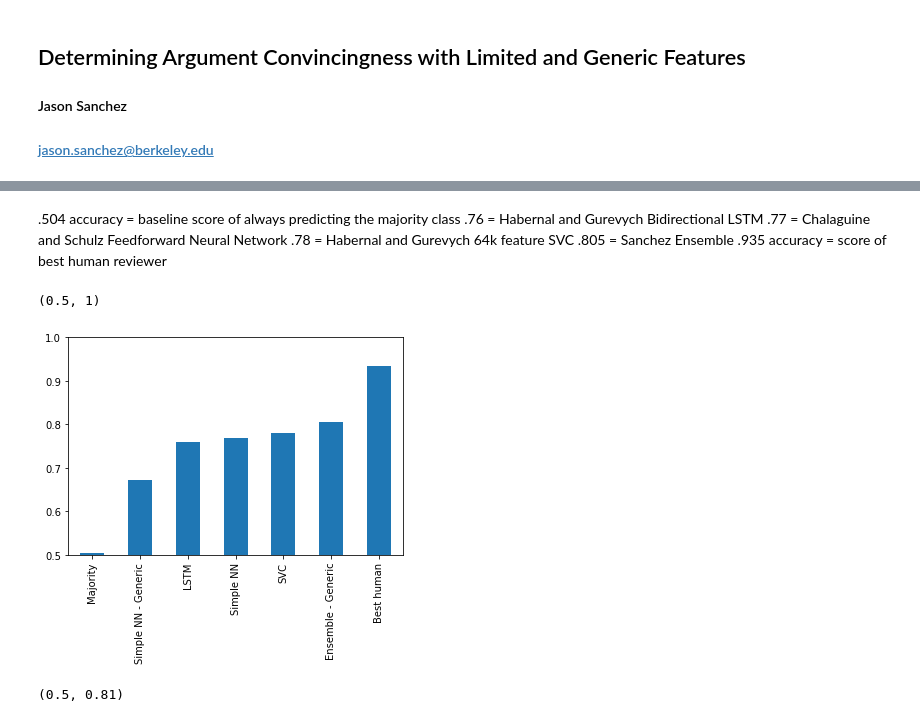
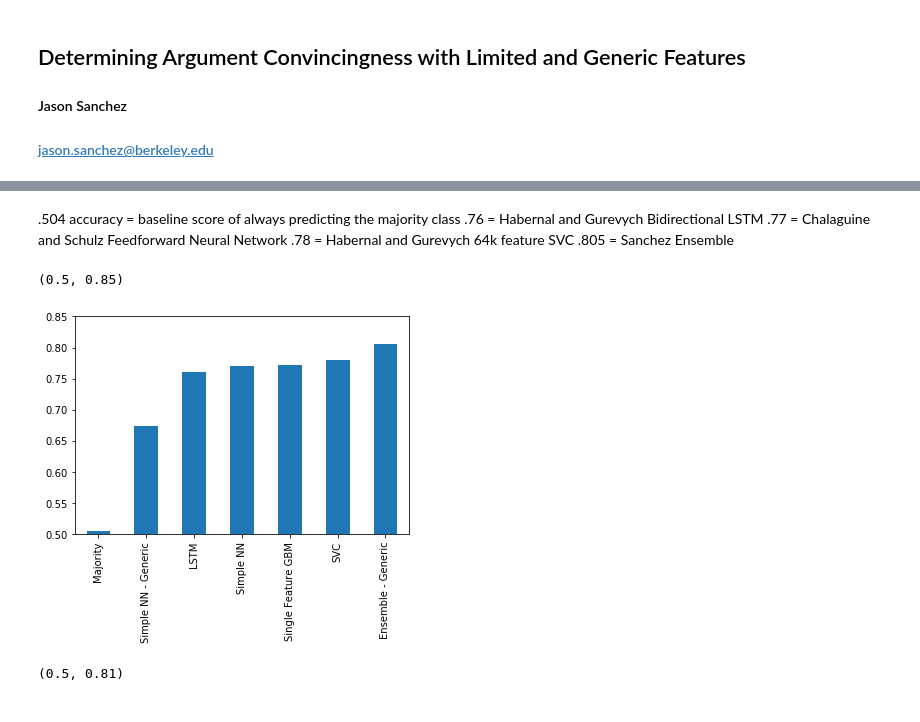
Before and after one commit to JasonSanchez/debate_comparison, a Jupyter notebook: Debate classification.ipynb, the cells around one changed output, grey strips where cells are left out. Cells and saved outputs as stored; diff of their text form; code cells hidden in the pictures.

Commit message:
Add single feature model and analysis of errors

```diff
--- a/Debate classification.ipynb
+++ b/Debate classification.ipynb
@@ -92,14 +92,13 @@ Most of the lift from the model comes from the features. We see that several bas
 .77 = Chalaguine and Schulz Feedforward Neural Network
 .78 = Habernal and Gurevych 64k feature SVC
 .805 = Sanchez Ensemble
-.935 accuracy = score of best human reviewer
 # %%
-benchmarks = pd.Series([.504, .6734, .76, .77, .78, .805, .935], index=["Majority", "Simple NN - Generic", "LSTM", "Simple NN", "SVC", "Ensemble - Generic", "Best human"])
+benchmarks = pd.Series([.504, .6734, .76, .77, .7725, .78, .805], index=["Majority", "Simple NN - Generic", "LSTM", "Simple NN", "Single Feature GBM", "SVC", "Ensemble - Generic"])
 benchmarks.plot(kind="bar")
-plt.ylim(.5, 1)
+plt.ylim(.5, .85)
 # %% [output]
-(0.5, 1)
+(0.5, 0.85)
-[figure, old version]
+[figure, new version]
 # %%
 benchmarks = pd.Series([.504, .76, .77, .78, .804], index=["Majority", "LSTM", "Simple NN", "SVC", "Ensemble"])
 benchmarks.plot(kind="bar")
```
Also changed, not shown: parts of 40 cells of this notebook.
